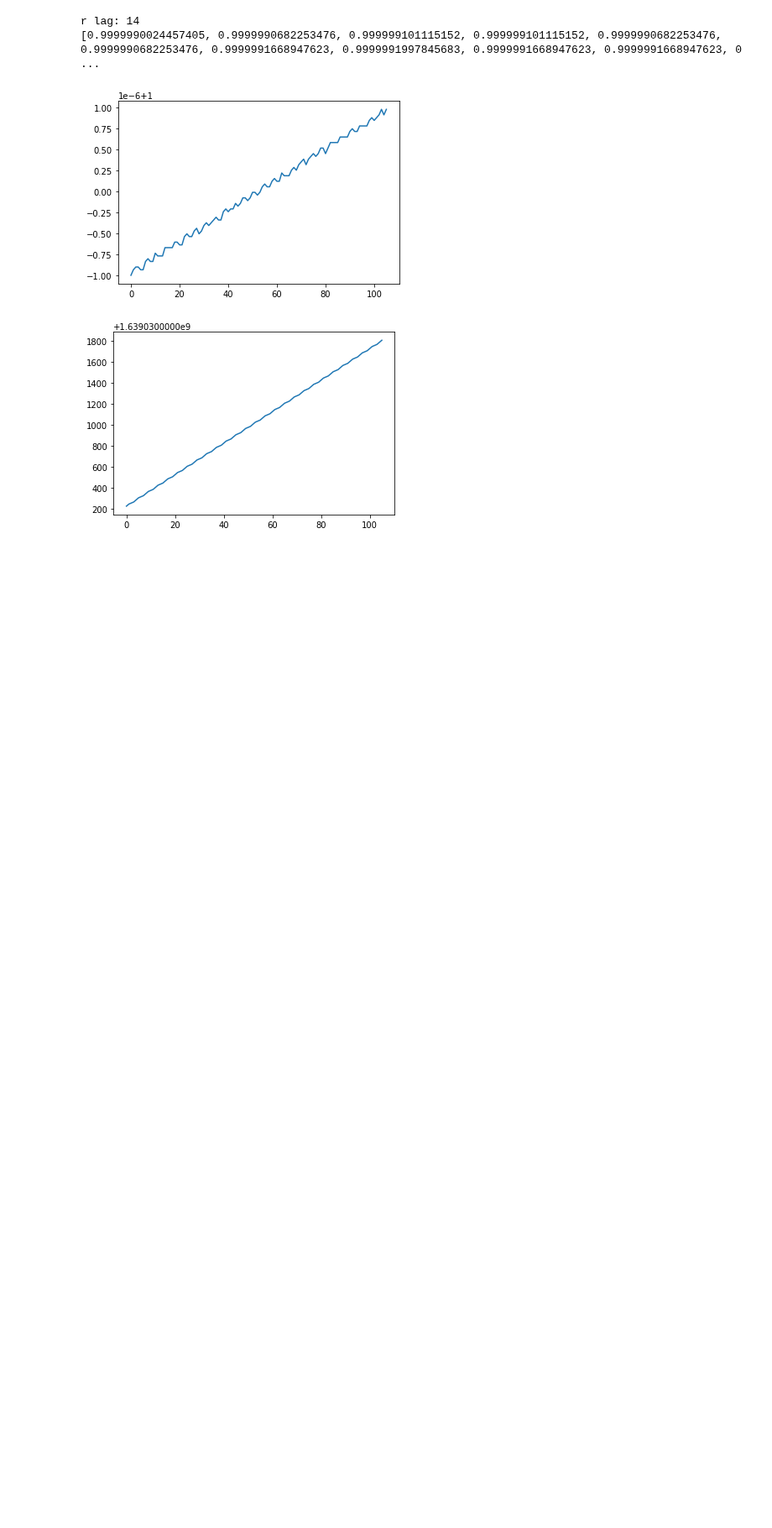
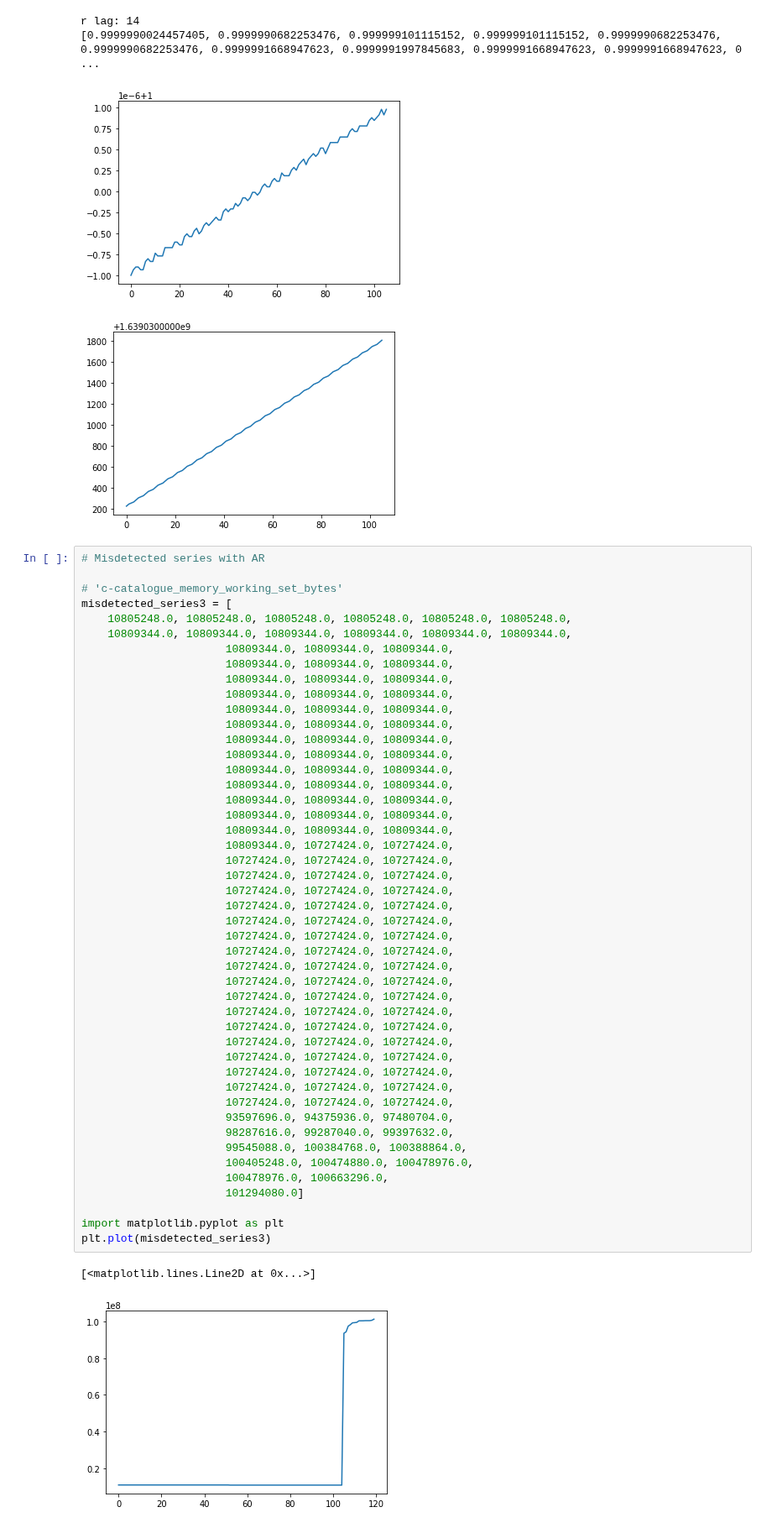
Before and after one commit to ai4sre/meltria-analyzer, a Jupyter notebook: notebooks/ar-based-ad.ipynb, the cells around one changed output. Shown at 84% size. Saved outputs shown, nothing was run; the diff lists cells and outputs as text; blank space fills up the shorter version.

Commit message:
notebooks: begin to diagnose misdetected series in AR

```diff
--- a/notebooks/ar-based-ad.ipynb
+++ b/notebooks/ar-based-ad.ipynb
@@ -248,3 +248,53 @@ r lag: 14
 [0.9999990024457405, 0.9999990682253476, 0.999999101115152, 0.999999101115152, 0.9999990682253476, 0.9999990682253476, 0.9999991668947623, 0.9999991997845683, 0.9999991668947623, 0.9999991668947623, 0 ...
 [figure]
 [figure]
+# %%
+# Misdetected series with AR
+
+# 'c-catalogue_memory_working_set_bytes'
+misdetected_series3 = [
+    10805248.0, 10805248.0, 10805248.0, 10805248.0, 10805248.0, 10805248.0,
+    10809344.0, 10809344.0, 10809344.0, 10809344.0, 10809344.0, 10809344.0,
+                      10809344.0, 10809344.0, 10809344.0,
+                      10809344.0, 10809344.0, 10809344.0,
+                      10809344.0, 10809344.0, 10809344.0,
+                      10809344.0, 10809344.0, 10809344.0,
+                      10809344.0, 10809344.0, 10809344.0,
+                      10809344.0, 10809344.0, 10809344.0,
+                      10809344.0, 10809344.0, 10809344.0,
+                      10809344.0, 10809344.0, 10809344.0,
+                      10809344.0, 10809344.0, 10809344.0,
+                      10809344.0, 10809344.0, 10809344.0,
+                      10809344.0, 10809344.0, 10809344.0,
+                      10809344.0, 10809344.0, 10809344.0,
+                      10809344.0, 10809344.0, 10809344.0,
+                      10809344.0, 10727424.0, 10727424.0,
+                      10727424.0, 10727424.0, 10727424.0,
+                      10727424.0, 10727424.0, 10727424.0,
+                      10727424.0, 10727424.0, 10727424.0,
+                      10727424.0, 10727424.0, 10727424.0,
+                      10727424.0, 10727424.0, 10727424.0,
+                      10727424.0, 10727424.0, 10727424.0,
+                      10727424.0, 10727424.0, 10727424.0,
+                      10727424.0, 10727424.0, 10727424.0,
+                      10727424.0, 10727424.0, 10727424.0,
+                      10727424.0, 10727424.0, 10727424.0,
+                      10727424.0, 10727424.0, 10727424.0,
+                      10727424.0, 10727424.0, 10727424.0,
+                      10727424.0, 10727424.0, 10727424.0,
+                      10727424.0, 10727424.0, 10727424.0,
+                      10727424.0, 10727424.0, 10727424.0,
+                      10727424.0, 10727424.0, 10727424.0,
+                      10727424.0, 10727424.0, 10727424.0,
+                      93597696.0, 94375936.0, 97480704.0,
+                      98287616.0, 99287040.0, 99397632.0,
+                      99545088.0, 100384768.0, 100388864.0,
+                      100405248.0, 100474880.0, 100478976.0,
+                      100478976.0, 100663296.0,
+                      101294080.0]
+
+import matplotlib.pyplot as plt
+plt.plot(misdetected_series3)
+# %% [output]
+[<matplotlib.lines.Line2D at 0x...>]
+[figure, added]
```
Also changed, not shown: parts of 1 cell of this notebook.
